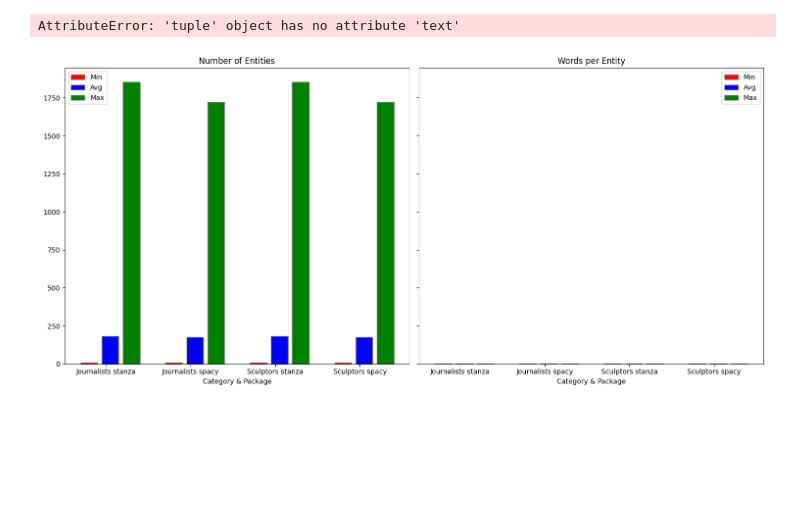
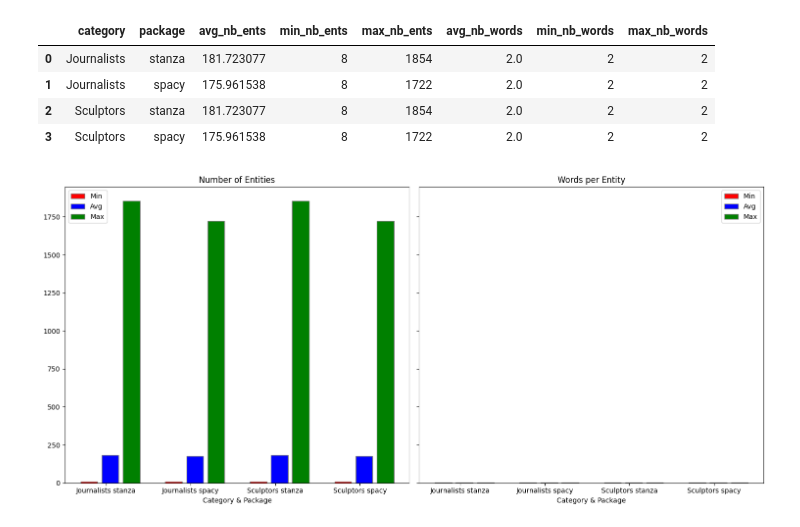
Before and after one commit to marinmss/m1-datascience-project, a Jupyter notebook: src/part2_named_entity_recognition.ipynb, the cells around one changed output. Cells and saved outputs as stored; diff of their text form; code cells hidden in the pictures; blank space fills up the shorter version.

```diff
--- a/src/part2_named_entity_recognition.ipynb
+++ b/src/part2_named_entity_recognition.ipynb
@@ -63,7 +63,7 @@ df_journalists = pd.DataFrame(data_journalists)
 df_journalists.head()
 df_journalists.to_csv('ents_journalists.csv', index=False)
 
-data_sculptors = store_ents(files_journalists)
+data_sculptors = store_ents(files_sculptors)
 df_sculptors = pd.DataFrame(data_sculptors)
 df_sculptors.head()
 df_sculptors.to_csv('ents_sculptors.csv', index=False)
@@ -80,38 +80,42 @@ nb_ents_journalists_spacy = df_journalists['ents_spacy'].apply(len)
 nb_ents_sculptors_stanza = df_sculptors['ents_stanza'].apply(len)
 nb_ents_sculptors_spacy = df_sculptors['ents_spacy'].apply(len)
 
 nb_ents_list = [nb_ents_journalists_stanza,nb_ents_journalists_spacy,nb_ents_sculptors_stanza,nb_ents_sculptors_spacy]
 
 avg_nb_ents = [np.mean(list) for list in nb_ents_list]
 min_nb_ents = [np.min(list) for list in nb_ents_list]
 max_nb_ents = [np.max(list) for list in nb_ents_list]
 
 
-nb_words_journalists_spacy = [len(ent[0].text.split()) for ent in [ents for ents in df_journalists['ents_stanza']]]
-nb_words_journalists_spacy = [len(ent[0].text.split()) for ent in [ents for ents in df_journalists['ents_spacy']]]
-nb_words_sculptors_stanza = [len(ent[0].text.split()) for ent in [ents for ents in df_sculptors['ents_stanza']]]
-nb_words_sculptors_spacy = [len(ent[0].text.split()) for ent in [ents for ents in df_sculptors['ents_spacy']]]
+nb_words_journalists_spacy = [len(ent[0]) for ent in [ents for ents in df_journalists['ents_stanza']]]
+nb_words_journalists_spacy = [len(ent[0]) for ent in [ents for ents in df_journalists['ents_spacy']]]
+nb_words_sculptors_stanza = [len(ent[0]) for ent in [ents for ents in df_sculptors['ents_stanza']]]
+nb_words_sculptors_spacy = [len(ent[0]) for ent in [ents for ents in df_sculptors['ents_spacy']]]
 
 nb_words_list = [nb_words_journalists_spacy,nb_words_journalists_spacy,nb_words_sculptors_stanza,nb_words_sculptors_spacy]
 
 avg_nb_words = [np.mean(list) for list in nb_words_list]
 min_nb_words = [np.min(list) for list in nb_words_list]
 max_nb_words = [np.max(list) for list in nb_words_list]
 
 data = {"category" : ["Journalists","Journalists","Sculptors","Sculptors"],
                 "package" : ["stanza","spacy","stanza","spacy"],
                 "avg_nb_ents" : avg_nb_ents,
                 "min_nb_ents" : min_nb_ents,
                 "max_nb_ents" : max_nb_ents,
                 "avg_nb_words" : avg_nb_words,
                 "min_nb_words" : min_nb_words,
                 "max_nb_words" : max_nb_words}
 
 
 df_statistics = pd.DataFrame(data)
 df_statistics.head()
 # %% [output]
-AttributeError: 'tuple' object has no attribute 'text'
+|  | category | package | avg_nb_ents | min_nb_ents | max_nb_ents | avg_nb_words | min_nb_words | max_nb_words |
+| 0 | Journalists | stanza | 181.723077 | 8 | 1854 | 2.0 | 2 | 2 |
+| 1 | Journalists | spacy | 175.961538 | 8 | 1722 | 2.0 | 2 | 2 |
+| 2 | Sculptors | stanza | 181.723077 | 8 | 1854 | 2.0 | 2 | 2 |
+| 3 | Sculptors | spacy | 175.961538 | 8 | 1722 | 2.0 | 2 | 2 |
 # %%
 fig, axes = plt.subplots(1, 2, figsize=(15, 7), sharey=True)
 
```
Also changed, not shown: parts of 1 cell of this notebook, 1 other file.
